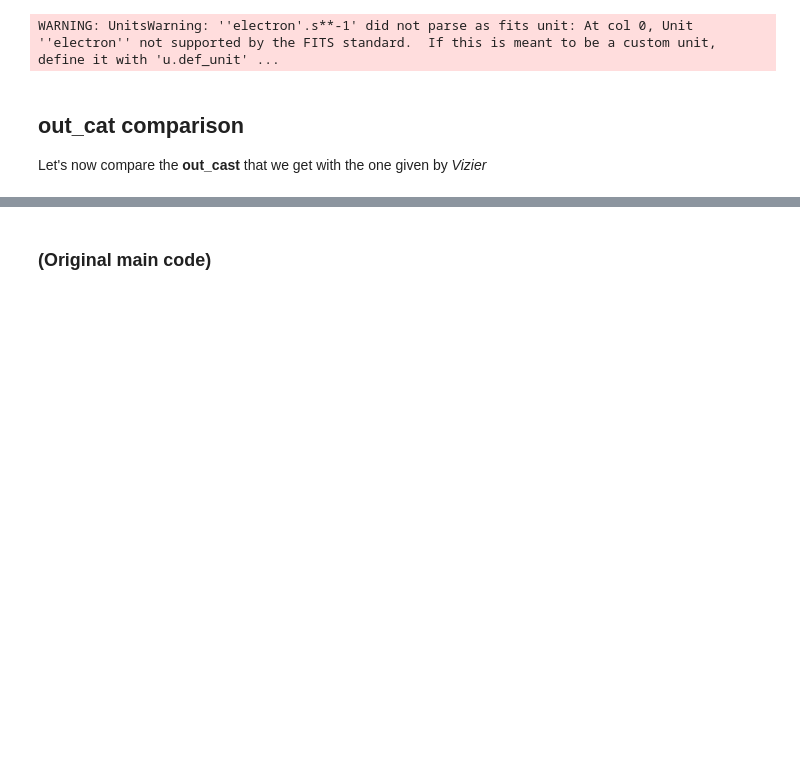
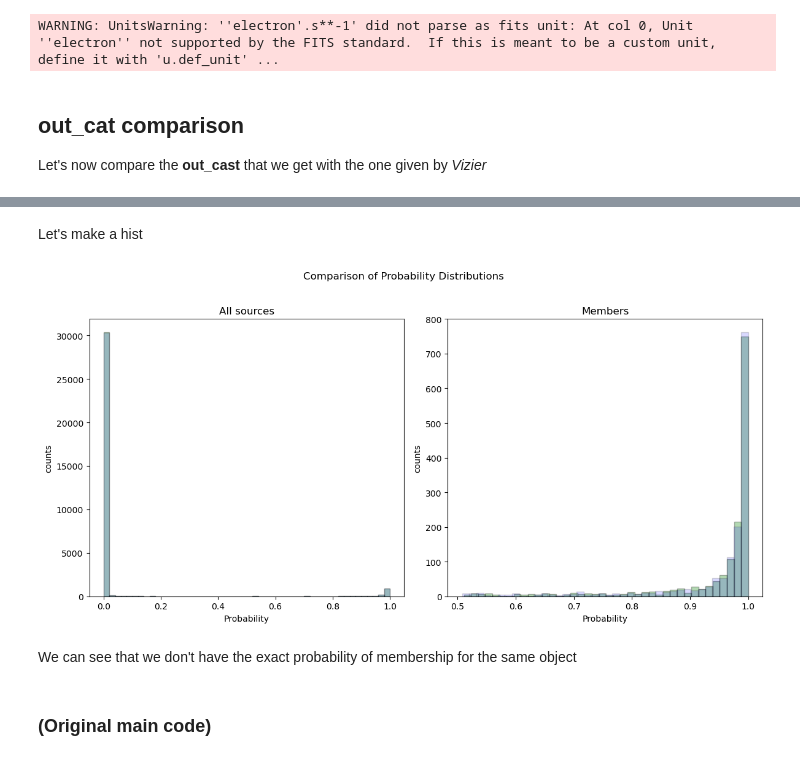
Before and after one commit to marcoboscato/Internship_Tenerife, a Jupyter notebook: Python Scripts/sextans_test.ipynb, the cells around one changed output, grey strips where cells are left out. Saved outputs shown, nothing was run; the diff lists cells and outputs as text; code cells hidden in the pictures; blank space fills up the shorter version.

```diff
--- a/Python Scripts/sextans_test.ipynb
+++ b/Python Scripts/sextans_test.ipynb
@@ -1242,3 +1258,31 @@ plt.show()
+# %% [markdown]
+Let's make a hist
+# %%
+output_pd_members = output_pd[output_pd['P'] >= 0.5]
+output0_pd_members = filtered_output0_pd[output0_pd['P'] >= 0.5]
+
+fig, (ax1, ax2) = plt.subplots(1, 2, figsize=(12, 6))
+
+ax1.hist(output0_pd['P'], bins=50, density=False, alpha=0.3, color='g', edgecolor='black', label='my output')
+ax1.hist(filtered_output0_pd['P'], bins=50, density=False, alpha=0.15, color='blue', edgecolor='black', label='original output')
+ax1.set_xlabel('Probability')
+ax1.set_ylabel('counts')
+ax1.set_title('All sources')
+
+ax2.hist(output_pd_members['P'], bins=40, density=False, alpha=0.3, color='g', edgecolor='black', label='my output')
+ax2.hist(output0_pd_members['P'], bins=40, density=False, alpha=0.15, color='blue', edgecolor='black', label='original output')
+ax2.set_xlabel('Probability')
+ax2.set_ylabel('counts')
+ax2.set_title('Members')
+
+fig.suptitle('Comparison of Probability Distributions')
+
+plt.tight_layout(rect=[0, 0, 1, 0.96])  # Adjust layout to make room for the main title
+fig.savefig(path+dataPath+'Comparison_plots/sextans_probability_distribution.jpeg', bbox_inches='tight', dpi=150)
+# %% [output]
+[figure, added]
+# %% [markdown]
+We can see that we don't have the exact probability of membership for the same object
 # %% [markdown]
 ### (Original main code)
 # %%
```
Also changed, not shown: parts of 16 cells of this notebook, 21 other files.
